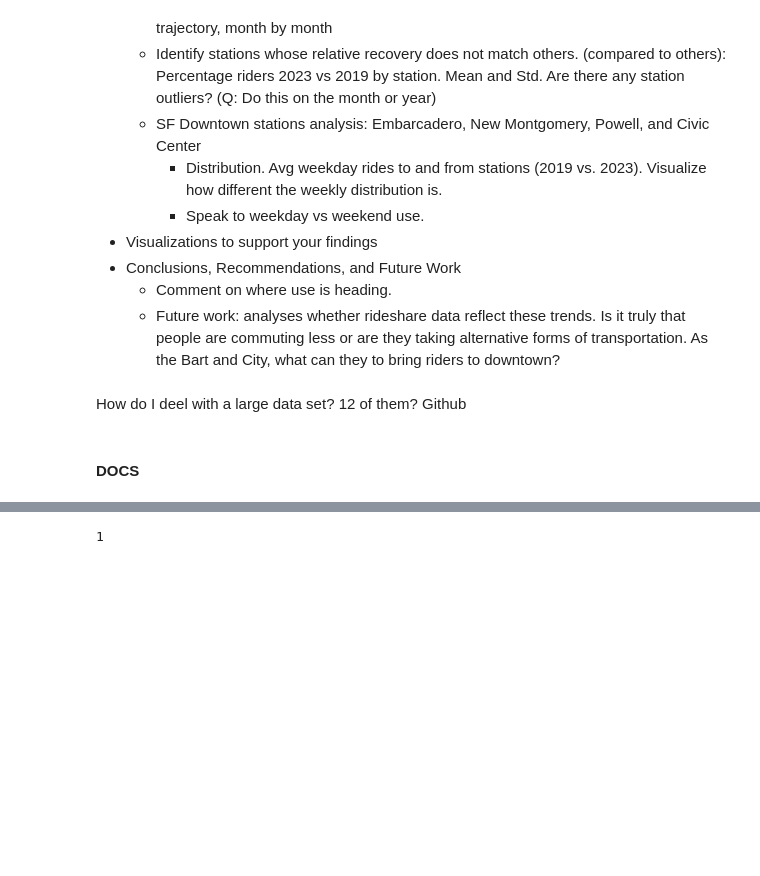
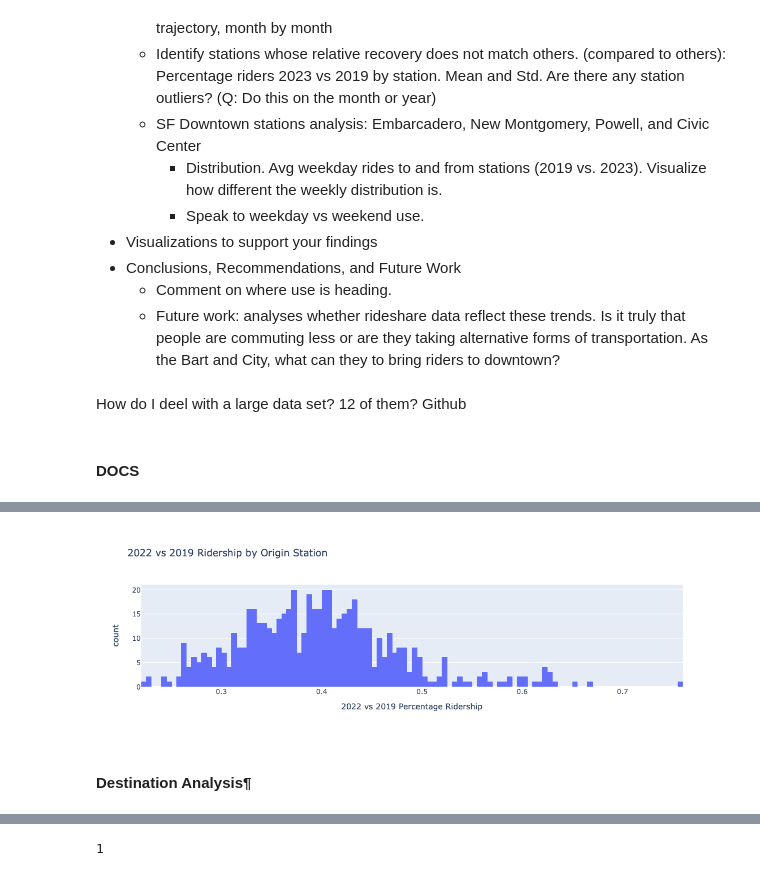
Before and after one commit to katiekwan/Bay-Area-Rapid-Transit, a Jupyter notebook: Bart.ipynb, the cells around one changed output, grey strips where cells are left out. Drawn from its saved outputs; the diff is of its cells as text; code cells hidden in the pictures; blank space fills up the shorter version.

```diff
--- a/Bart.ipynb
+++ b/Bart.ipynb
@@ -42,0 +182,26 @@ bart = pd.read_csv('date-hour-soo-dest-2011.csv')
+# %%
+station_summary = []
+for i in [2019, 2022, 2023]:
+    df = pd.read_csv('date-hour-soo-dest-' + str(i) + '.csv')
+    df['Date'] = pd.to_datetime(df['Date'], format = '%Y-%m-%d')
+    df['Month'] = df['Date'].dt.month
+    df['Month Name'] = df['Date'].dt.month_name()
+    df['Year'] = df['Date'].dt.year
+    station_summary.append(df.groupby(['Year','Month Name','Month','Origin Station'])['Trip Count'].sum().reset_index().sort_values(by=['Year','Month']).reset_index().drop(columns = ['index']))
+
+#station_activity = pd.concat(station_summary)#[['Year','Month Name','Month','Trip Count']].reset_index(
+# ).groupby(['Year','Month Name','Month'])['Trip Count'].sum().reset_index()
+# %%
+origin_stations = station_summary[0].merge(station_summary[1][station_summary[1]['Month']>4],
+                         how = 'left', left_on= ['Month','Origin Station'], right_on = ['Month','Origin Station'],
+                         suffixes = ['_2019','_2022'])
+origin_stations = origin_stations.merge(station_summary[2],
+                         how = 'left', left_on= ['Month','Origin Station'], right_on = ['Month','Origin Station'],
+                         suffixes = ['_2019a','_2023'])
+origin_stations.loc[origin_stations['Month'] < 5,'Trip Count_2022'] = origin_stations['Trip Count'][origin_stations['Month'] < 6]
+#pd.concat(station_summary).reset_index().groupby(['Year','Month Name','Month','Origin Station'])['Trip Count'].sum().reset_index()
+origin_stations = origin_stations[['Year_2019','Month Name_2019','Month','Origin Station','Trip Count_2019','Trip Count_2022']].rename(
+    columns={"Year_2019":"Year", "Month Name_2019":"Month Name"})
+# %%
+origin_stations['ratio'] = origin_stations['Trip Count_2022']/origin_stations['Trip Count_2019']
+origin_stations
@@ -42,0 +222,2 @@ bart = pd.read_csv('date-hour-soo-dest-2011.csv')
+# %%
+origin_stations = origin_stations.drop(origin_stations[origin_stations['ratio']>1].index)
@@ -42,0 +299,11 @@ bart = pd.read_csv('date-hour-soo-dest-2011.csv')
+# %%
+import plotly.graph_objects as go
+orig = px.histogram(origin_stations, x="ratio", nbins=120,
+             labels={"count":"Number of stations","ratio":"2022 vs 2019 Percentage Ridership"},
+             title = "2022 vs 2019 Ridership by Origin Station",
+             )
+orig.show()
+# %% [output]
+[figure, added]
+# %% [markdown]
+#### Destination Analysis¶
```
Also changed, not shown: parts of 71 cells of this notebook, 1 other file.
